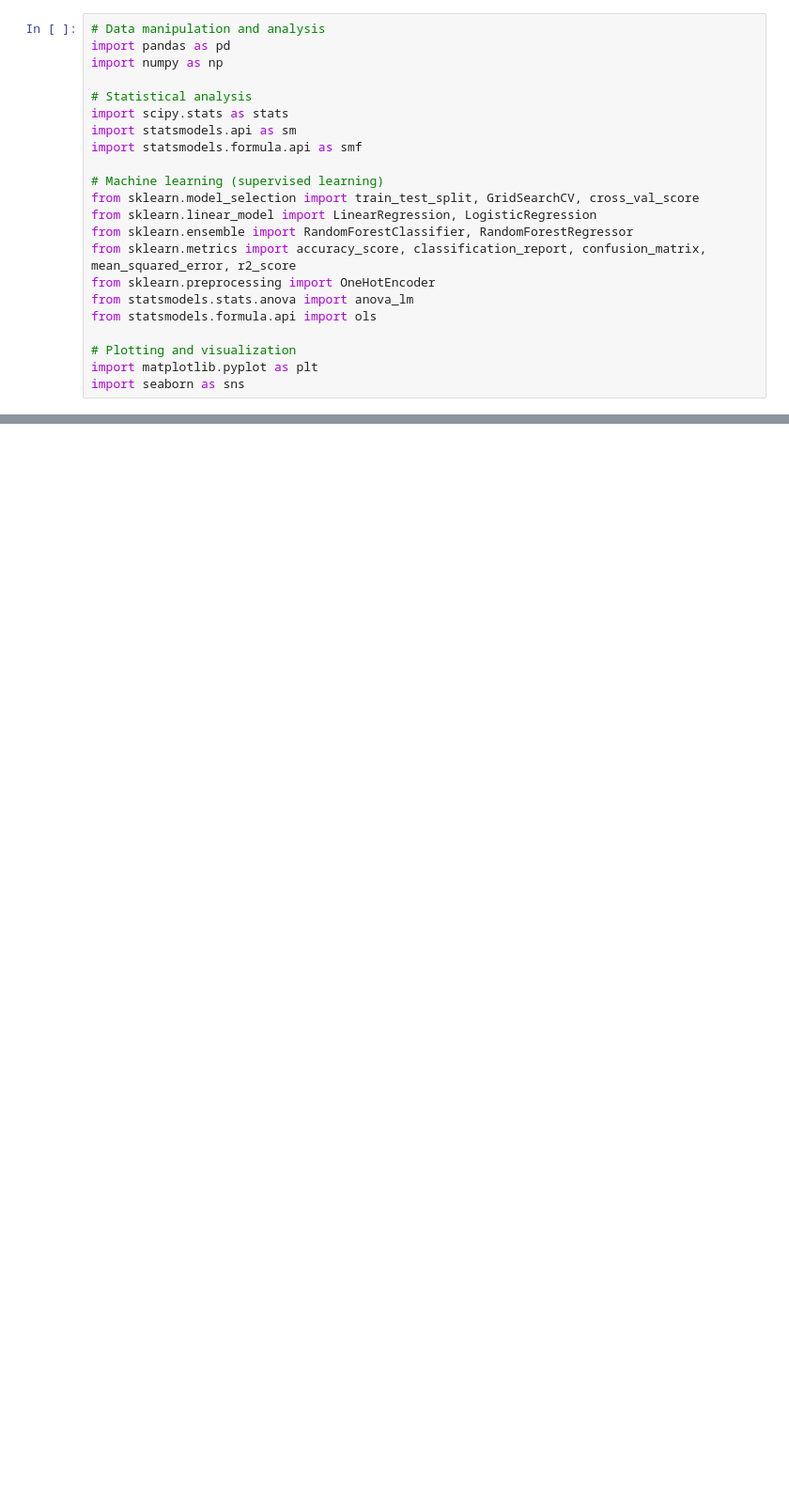
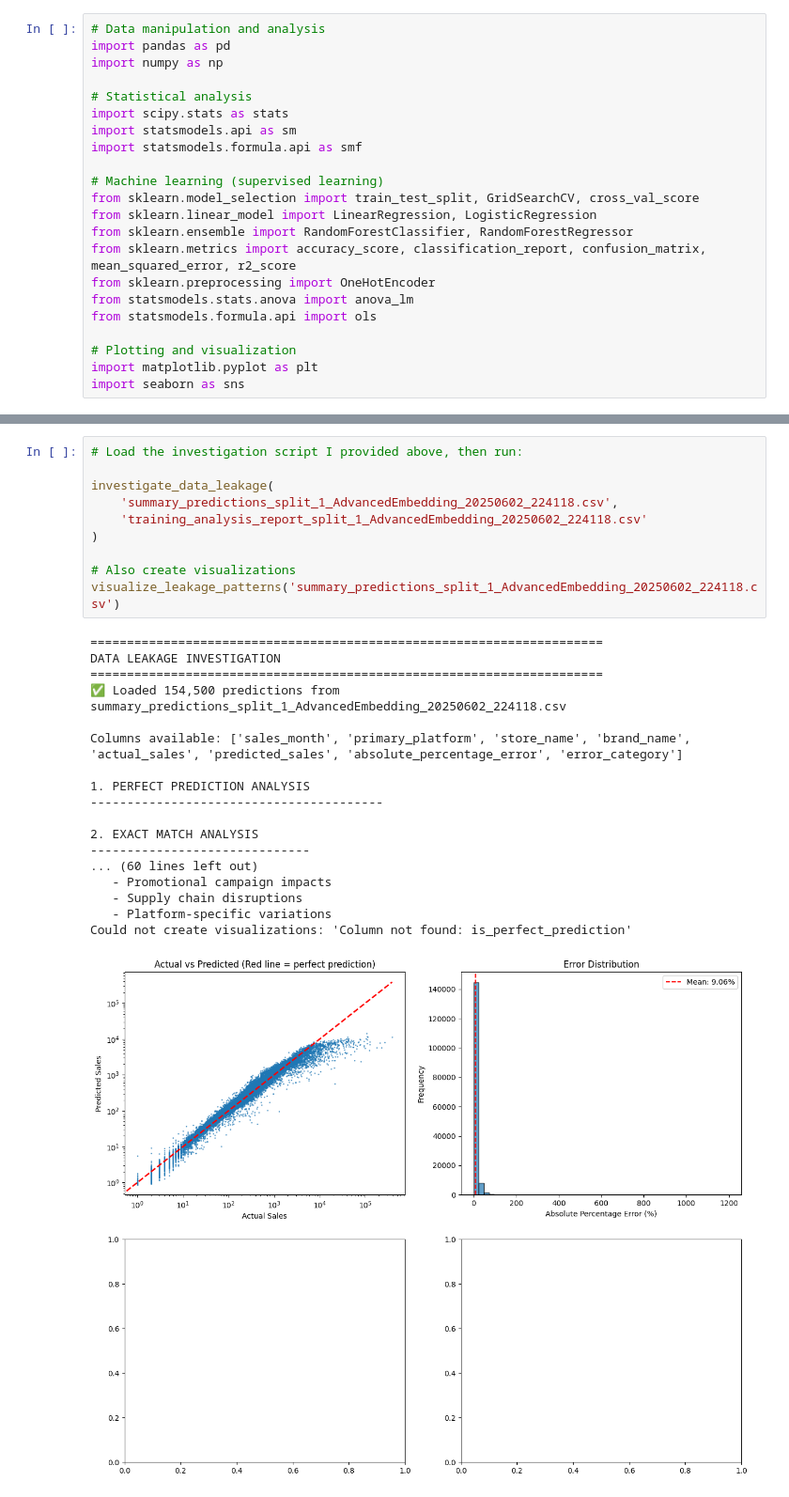
Before and after one commit to Victorvv-1024/mingyin, a Jupyter notebook: full_data_prediction.ipynb, the cells around one changed output, grey strips where cells are left out. Shown: that part at 94% size. Drawn from its saved outputs; the diff is of its cells as text; blank space fills up the shorter version.

```diff
--- a/full_data_prediction.ipynb
+++ b/full_data_prediction.ipynb
@@ -57,0 +2599,29 @@ KeyError: 'month'
+# %%
+# Load the investigation script I provided above, then run:
+
+investigate_data_leakage(
+    'summary_predictions_split_1_AdvancedEmbedding_20250602_224118.csv',
+    'training_analysis_report_split_1_AdvancedEmbedding_20250602_224118.csv'
+)
+
+# Also create visualizations
+visualize_leakage_patterns('summary_predictions_split_1_AdvancedEmbedding_20250602_224118.csv')
+# %% [output]
+======================================================================
+DATA LEAKAGE INVESTIGATION
+======================================================================
+✅ Loaded 154,500 predictions from summary_predictions_split_1_AdvancedEmbedding_20250602_224118.csv
+
+Columns available: ['sales_month', 'primary_platform', 'store_name', 'brand_name', 'actual_sales', 'predicted_sales', 'absolute_percentage_error', 'error_category']
+
+1. PERFECT PREDICTION ANALYSIS
+----------------------------------------
+
+2. EXACT MATCH ANALYSIS
+------------------------------
+... (60 lines left out)
+   - Promotional campaign impacts
+   - Supply chain disruptions
+   - Platform-specific variations
+Could not create visualizations: 'Column not found: is_perfect_prediction'
+[figure, added]
```
Also changed, not shown: parts of 19 cells of this notebook.
